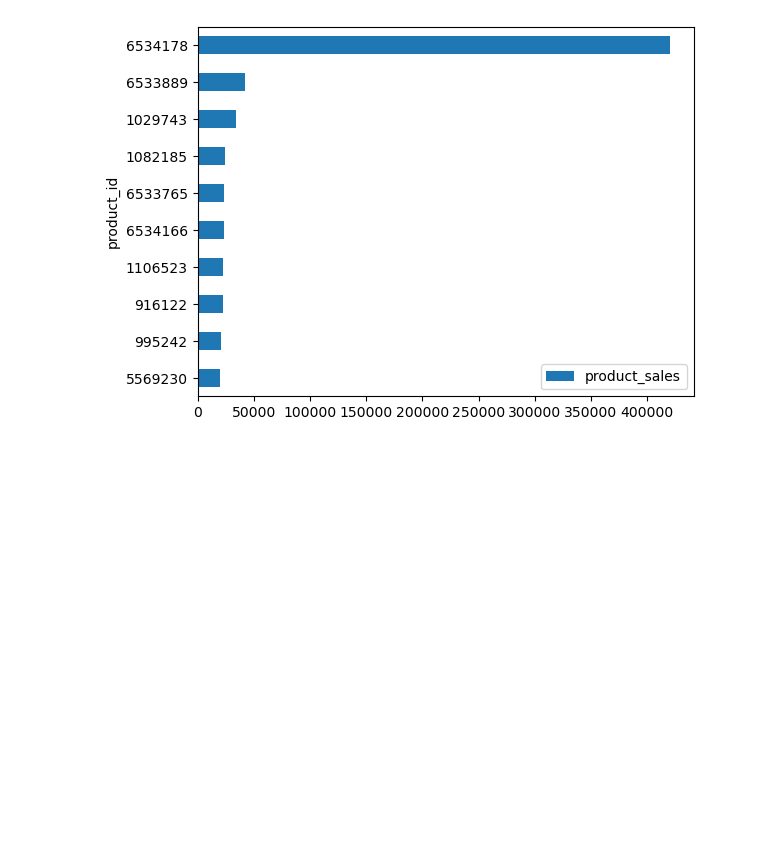
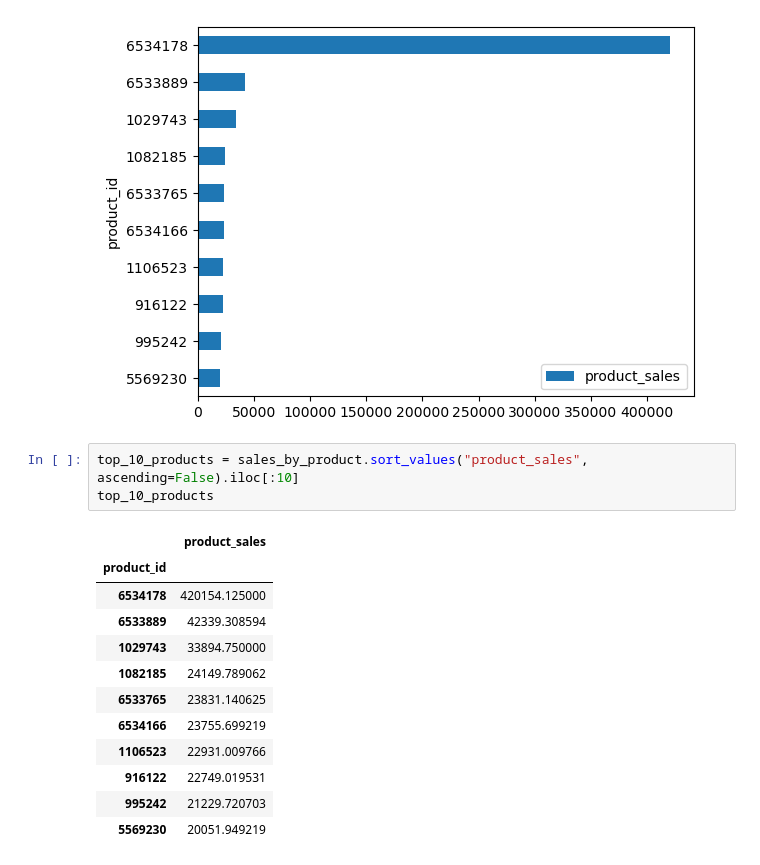
Before and after one commit to atsianis/Sales-Analysis-w-Pandas, a Jupyter notebook: section06_midcourse_project.ipynb, the cells around one changed output. Cells and saved outputs as stored; diff of their text form; blank space fills up the shorter version.

```diff
--- a/section06_midcourse_project.ipynb
+++ b/section06_midcourse_project.ipynb
@@ -340,3 +340,19 @@ sales_by_product.sort_values("product_sales").iloc[-10:].plot.barh()
 # %% [output]
 <Axes: ylabel='product_id'>
 [figure]
+# %%
+top_10_products = sales_by_product.sort_values("product_sales", ascending=False).iloc[:10]
+top_10_products
+# %% [output]
+|  | product_sales |
+| product_id |  |
+| 6534178 | 420154.125000 |
+| 6533889 | 42339.308594 |
+| 1029743 | 33894.750000 |
+| 1082185 | 24149.789062 |
+| 6533765 | 23831.140625 |
+| 6534166 | 23755.699219 |
+| 1106523 | 22931.009766 |
+| 916122 | 22749.019531 |
+| 995242 | 21229.720703 |
+| 5569230 | 20051.949219 |
```
Also changed, not shown: parts of 2 cells of this notebook.
